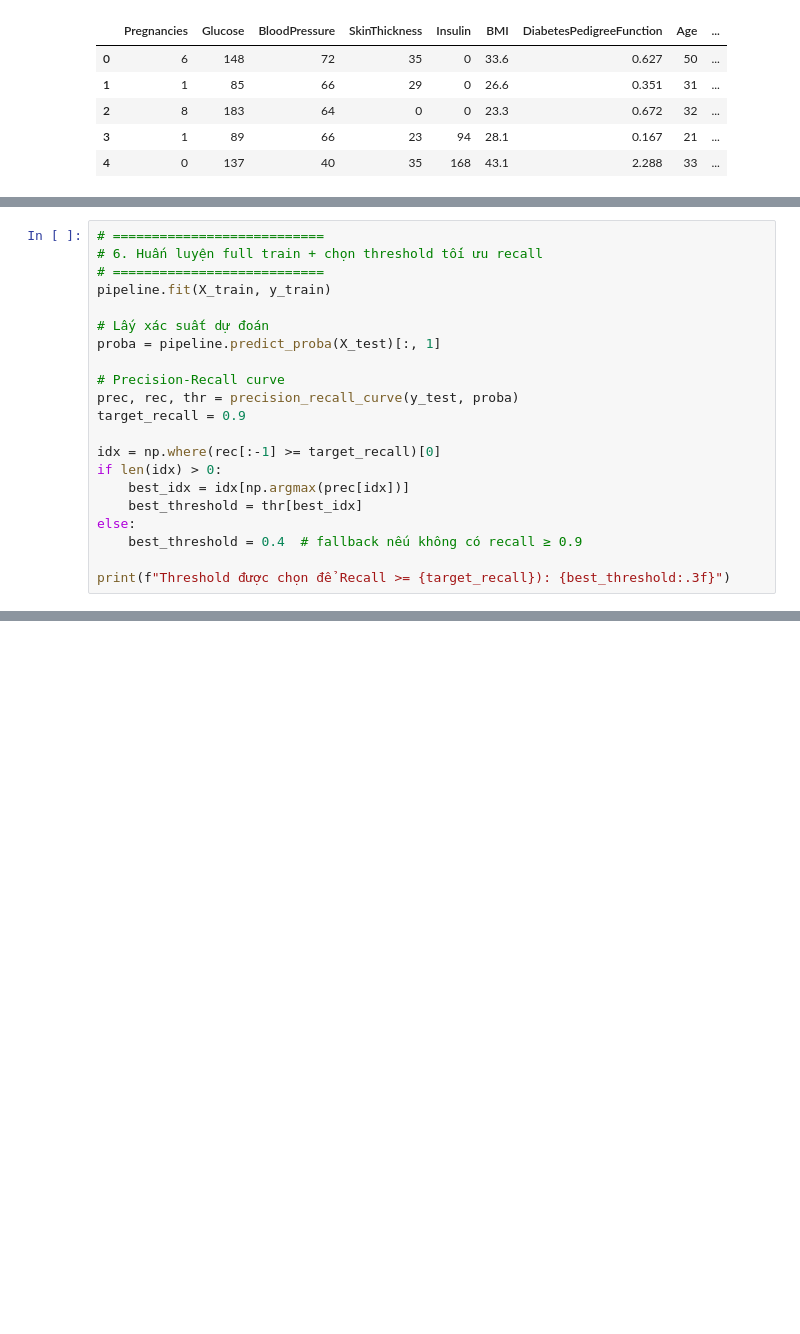
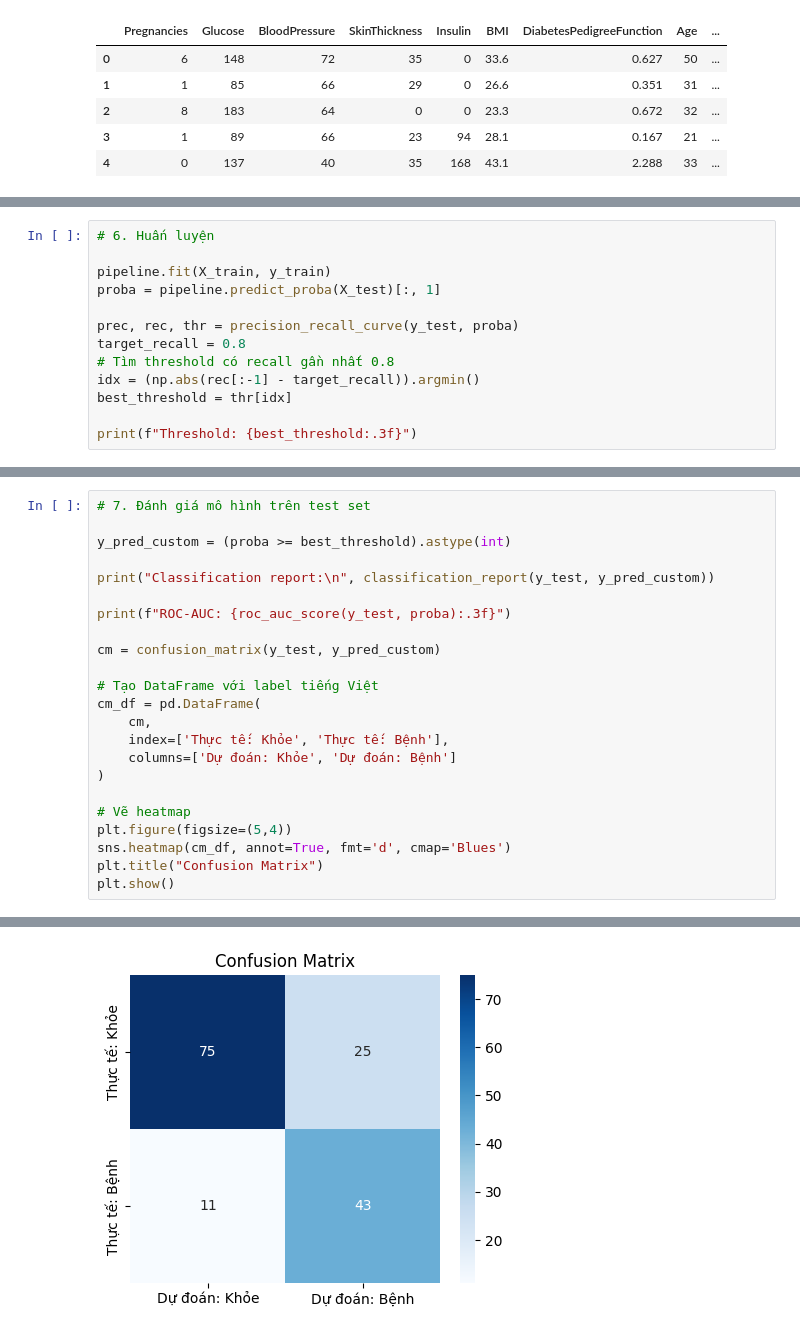
Before and after one commit to harry-md/building-model, a Jupyter notebook: train_diabetes_xgb.ipynb, the cells around one changed output, grey strips where cells are left out. Cells and saved outputs as stored; diff of their text form; blank space fills up the shorter version.

```diff
--- a/train_diabetes_xgb.ipynb
+++ b/train_diabetes_xgb.ipynb
@@ -101,22 +93,14 @@ Recall=0.645, Precision=0.629, F1=0.636
 # %%
-# ===========================
-# 6. Huấn luyện full train + chọn threshold tối ưu recall
-# ===========================
+# 6. Huấn luyện
+
 pipeline.fit(X_train, y_train)
-
-# Lấy xác suất dự đoán
 proba = pipeline.predict_proba(X_test)[:, 1]
 
-# Precision-Recall curve
 prec, rec, thr = precision_recall_curve(y_test, proba)
-target_recall = 0.9
+target_recall = 0.8
+# Tìm threshold có recall gần nhất 0.8
+idx = (np.abs(rec[:-1] - target_recall)).argmin()
+best_threshold = thr[idx]
 
-idx = np.where(rec[:-1] >= target_recall)[0]
-if len(idx) > 0:
-    best_idx = idx[np.argmax(prec[idx])]
-    best_threshold = thr[best_idx]
-else:
-    best_threshold = 0.4  # fallback nếu không có recall ≥ 0.9
-
-print(f"Threshold được chọn để Recall >= {target_recall}): {best_threshold:.3f}")
+print(f"Threshold: {best_threshold:.3f}")
 # %% [output]
@@ -157,0 +108,24 @@ ROC-AUC: 0.819
+# %%
+# 7. Đánh giá mô hình trên test set
+
+y_pred_custom = (proba >= best_threshold).astype(int)
+
+print("Classification report:\n", classification_report(y_test, y_pred_custom))
+
+print(f"ROC-AUC: {roc_auc_score(y_test, proba):.3f}")
+
+cm = confusion_matrix(y_test, y_pred_custom)
+
+# Tạo DataFrame với label tiếng Việt
+cm_df = pd.DataFrame(
+    cm,
+    index=['Thực tế: Khỏe', 'Thực tế: Bệnh'],
+    columns=['Dự đoán: Khỏe', 'Dự đoán: Bệnh']
+)
+
+# Vẽ heatmap
+plt.figure(figsize=(5,4))
+sns.heatmap(cm_df, annot=True, fmt='d', cmap='Blues')
+plt.title("Confusion Matrix")
+plt.show()
+# %% [output]
@@ -158 +143,2 @@ ROC-AUC: 0.819
+[figure, added]
 # %%
```
Also changed, not shown: parts of 9 cells of this notebook, 17 other files.
